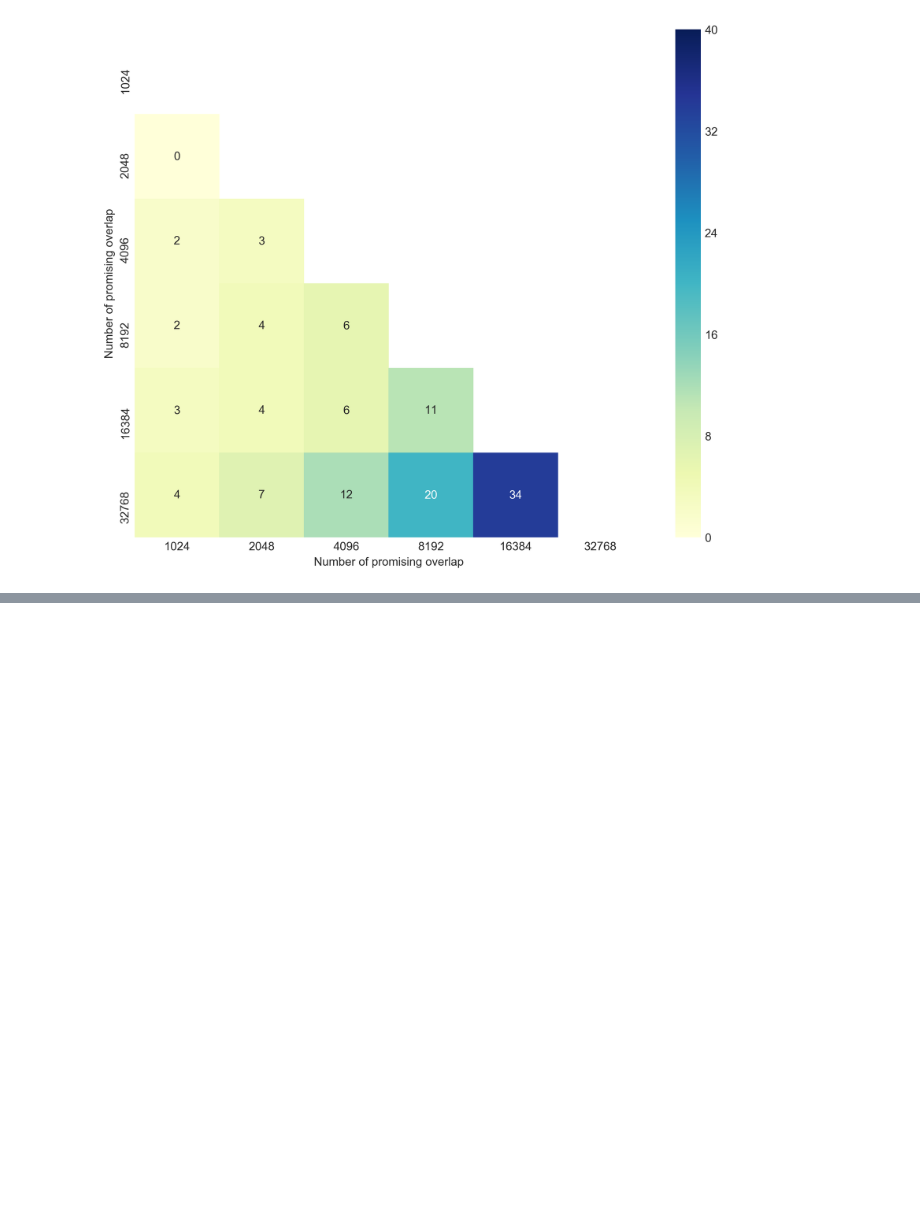
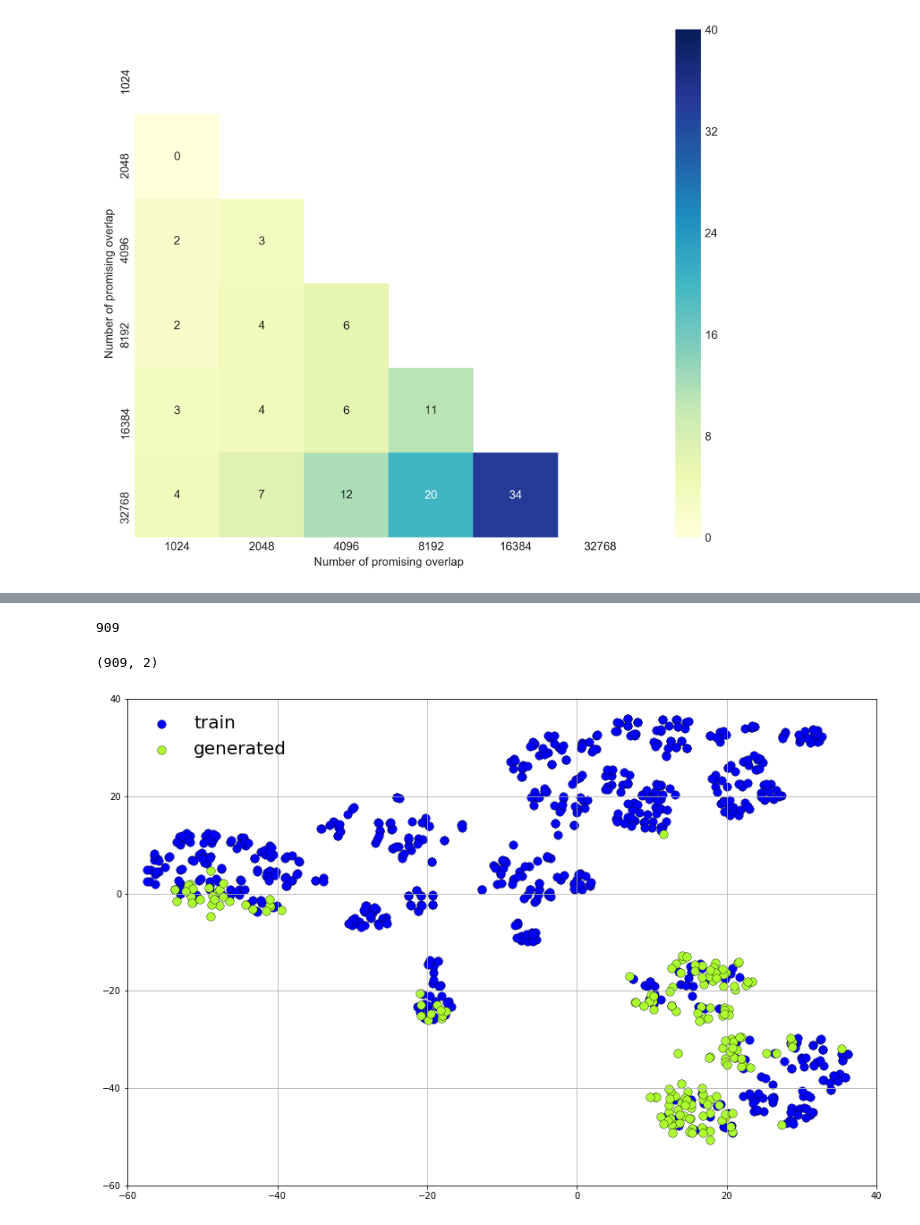
Before and after one commit to qyuan7/db_analysis, a Jupyter notebook: DA_DB_cluster_analysis.ipynb, the cells around one changed output, grey strips where cells are left out. Saved outputs shown, nothing was run; the diff lists cells and outputs as text; code cells hidden in the pictures; blank space fills up the shorter version.

Commit message:
Added tsne analysis in post_proessing scripts

```diff
--- a/DA_DB_cluster_analysis.ipynb
+++ b/DA_DB_cluster_analysis.ipynb
@@ -349,0 +361,42 @@ with sns.axes_style("white"):
+# %%
+def get_mols(smiles):
+    mols = []
+    for smile in smiles:
+        mols.append(Chem.MolFromSmiles(smile))
+    return mols
+# %%
+mols = get_mols(all_smiles.SMILES)
+len(mols)
+# %% [output]
+909
+# %%
+fps_morgan = []
+failed_mols = []
+for i in range(len(mols)):
+    try:
+        fp = AllChem.GetMorganFingerprintAsBitVect(mols[i],2,1024)
+        fps_morgan.append(fp)
+    except:
+        failed_mols.append(i)
+# %%
+fp_embeded = TSNE(n_components=2).fit_transform(fps_morgan)
+fp_embeded.shape
+# %% [output]
+(909, 2)
+# %%
+def get_fig():
+    fig, ax = plot.subplots()
+    labels = all_smiles.label
+#    color= ['blue' if l == 'train' else 'greenyellow' for l in labels]
+    ax.scatter(fp_embeded[:len(train_smiles),0], fp_embeded[:len(train_smiles),1],
+               c='blue', s=90,edgecolors='black', linewidths=0.4, label='train')
+    ax.scatter(fp_embeded[len(train_smiles):,0], fp_embeded[len(train_smiles):,1],
+               c='greenyellow', s=90,edgecolors='black', linewidths=0.4, label='generated')
+    ax.grid(True)
+    ax.axis([-60, 40, -60, 40])
+    ax.legend(loc='best',frameon=False, prop={'size':20})
+    return ax
+ax = get_fig()
+plot.show()
+# %% [output]
+[figure, added]
```
Also changed, not shown: parts of 3 cells of this notebook, 1 other file.
